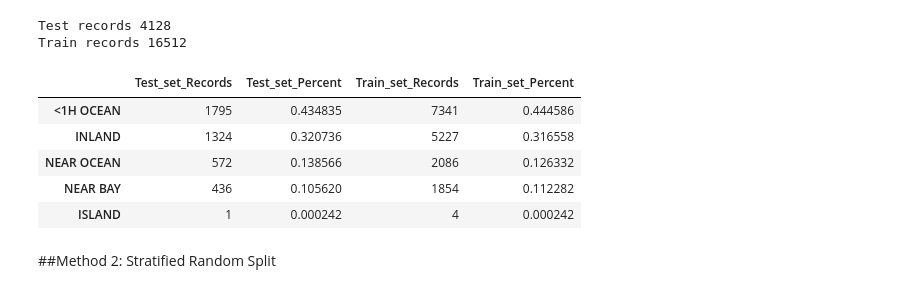
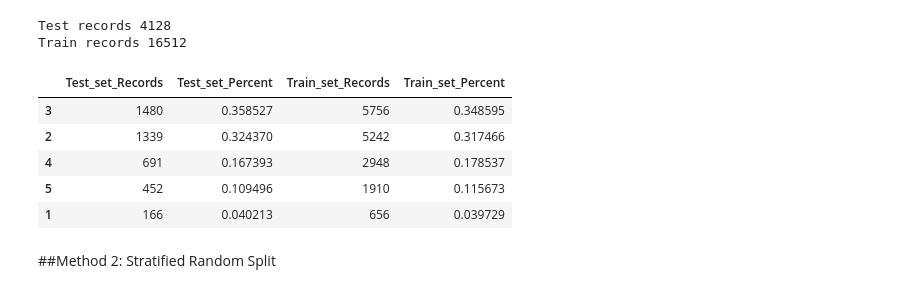
Before and after one commit to Sateesh110/Rep_ML, a Jupyter notebook: zML_SL_Regress_Housing.ipynb, the cells around one changed output. Cells and saved outputs as stored; diff of their text form; code cells hidden in the pictures.

```diff
--- a/zML_SL_Regress_Housing.ipynb
+++ b/zML_SL_Regress_Housing.ipynb
@@ -278,6 +275,9 @@ housing.head(3)
 | 0 | -122.23 | 37.88 | 41.0 | 880.0 | 129.0 | 322.0 | 126.0 | ... |
 | 1 | -122.22 | 37.86 | 21.0 | 7099.0 | 1106.0 | 2401.0 | 1138.0 | ... |
 | 2 | -122.24 | 37.85 | 52.0 | 1467.0 | 190.0 | 496.0 | 177.0 | ... |
+# %%
+#to make sure pandas doesn’t hide any columns
+pd.set_option("display.max.columns", None)
 # %%
 cols = housing.columns
 df_stats(housing,cols)
@@ -300,10 +303,10 @@ df_stats(housing,cols)
 # %%
 # Method 1
 bin_labels = ['Bronze', 'Silver', 'Gold', 'Platinum', 'Diamond']
-housing["income_cat3"] = pd.qcut(housing["median_income"],
+zhousing["income_cat3"] = pd.qcut(zhousing["median_income"],
                                q=5, precision=0,
                                labels=bin_labels)
-housing["income_cat3"].value_counts()
+zhousing["income_cat3"].value_counts()
 # %% [output]
 Silver      4131
 Bronze      4130
@@ -340,10 +343,10 @@ def income_cat2(x):
         return 2
     else:
         return 1
-housing['income_cat2']= housing['median_income'].apply(income_cat2)
-print(housing['income_cat2'].value_counts())
-housing['income_cat2_binned'] = pd.cut(housing['median_income'], bins=5)
-print(housing['income_cat2_binned'].value_counts())
+zhousing['income_cat2']= zhousing['median_income'].apply(income_cat2)
+print(zhousing['income_cat2'].value_counts())
+zhousing['income_cat2_binned'] = pd.cut(zhousing['median_income'], bins=5)
+print(zhousing['income_cat2_binned'].value_counts())
 # %% [output]
 1    9683
 2    9088
@@ -404,14 +508,14 @@ print("Train records",len(train_set))
 Test records 4128
 Train records 16512
 # %%
-split_stats(test_set,train_set,"ocean_proximity")
+split_stats(test_set,train_set,"income_cat")
 # %% [output]
 |  | Test_set_Records | Test_set_Percent | Train_set_Records | Train_set_Percent |
-| <1H OCEAN | 1795 | 0.434835 | 7341 | 0.444586 |
-| INLAND | 1324 | 0.320736 | 5227 | 0.316558 |
-| NEAR OCEAN | 572 | 0.138566 | 2086 | 0.126332 |
-| NEAR BAY | 436 | 0.105620 | 1854 | 0.112282 |
-| ISLAND | 1 | 0.000242 | 4 | 0.000242 |
+| 3 | 1480 | 0.358527 | 5756 | 0.348595 |
+| 2 | 1339 | 0.324370 | 5242 | 0.317466 |
+| 4 | 691 | 0.167393 | 2948 | 0.178537 |
+| 5 | 452 | 0.109496 | 1910 | 0.115673 |
+| 1 | 166 | 0.040213 | 656 | 0.039729 |
 # %% [markdown]
 ##Method 2: Stratified Random Split
 # %%
```
Also changed, not shown: parts of 14 cells of this notebook.
